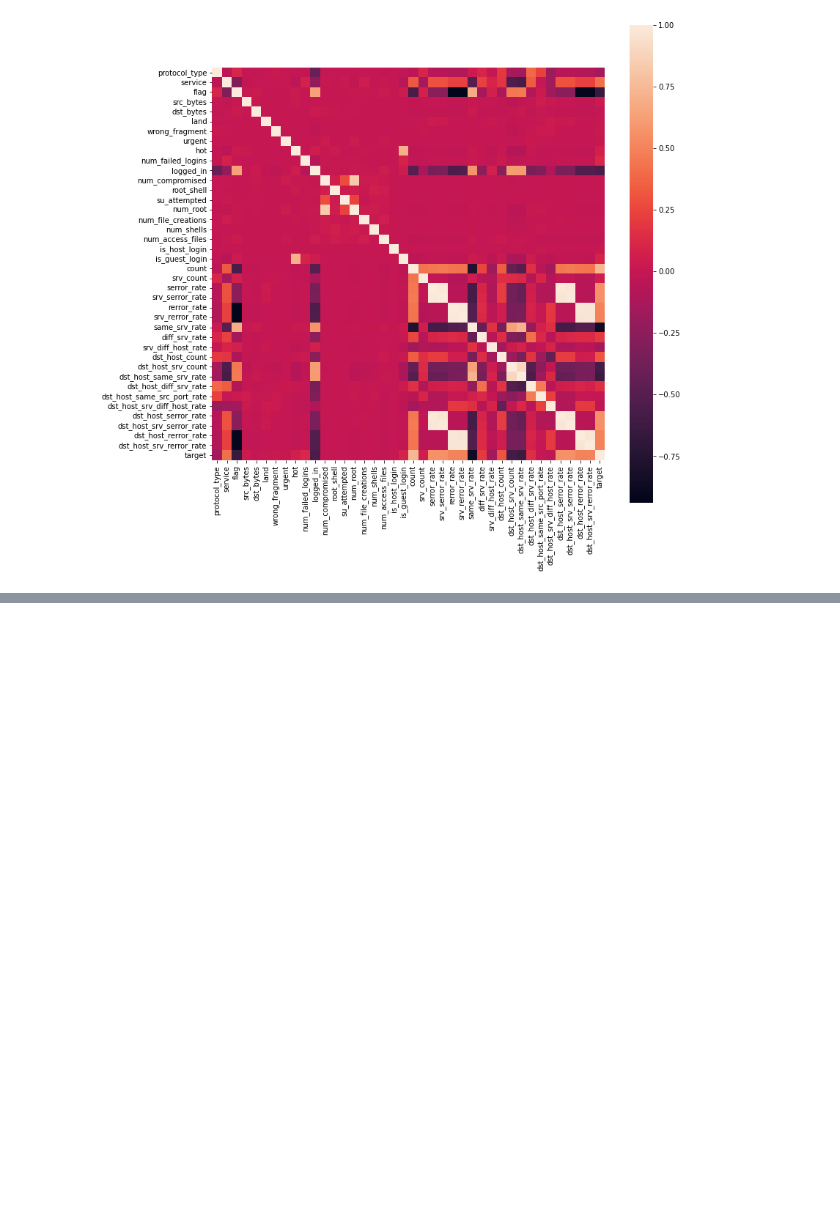
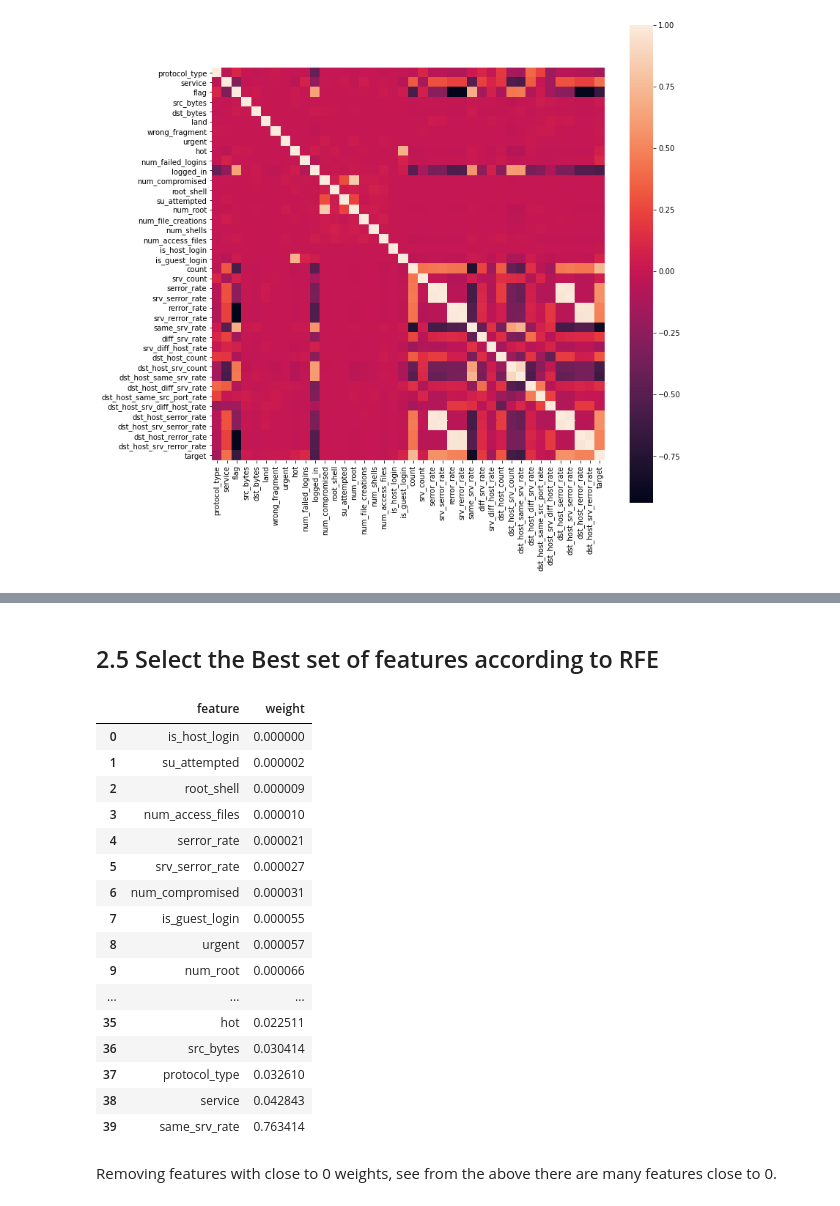
Before and after one commit to g7an/Security-Analytics-Final-Project, a Jupyter notebook: data_preprocess.ipynb, the cells around one changed output, grey strips where cells are left out. Saved outputs shown, nothing was run; the diff lists cells and outputs as text; code cells hidden in the pictures; blank space fills up the shorter version.

```diff
--- a/data_preprocess.ipynb
+++ b/data_preprocess.ipynb
@@ -437,0 +470,10 @@ sns.heatmap(corr, vmax=1, square=True)
+# %%
+from sklearn.feature_selection import SelectKBest, f_classif, chi2
+X, y = new_df.drop(['target'], axis=1), new_df['target']
+bestfeatures = SelectKBest(score_func=chi2, k=40)
+fit = bestfeatures.fit(X,y)
+dfscores = pd.DataFrame(fit.scores_)
+dfcolumns = pd.DataFrame(X.columns)
+featureScores = pd.concat([dfcolumns,dfscores],axis=1)
+featureScores.columns = ['Features','Score']
+print(featureScores.nlargest(40,'Score'))
@@ -437,0 +498,43 @@ sns.heatmap(corr, vmax=1, square=True)
+# %% [markdown]
+## 2.5 Select the Best set of features according to RFE
+# %%
+X_train, X_test, y_train, y_test = train_test_split(
+    X, y, test_size=0.3, random_state=0
+)
+
+## Standardize the data
+X_train_std = StandardScaler().fit_transform(X_train)
+X_test_std = StandardScaler().fit_transform(X_test)
+
+## Fix dimensionality issue
+y_train = y_train.values.reshape(-1, 1)
+y_test = y_test.values.reshape(-1, 1)
+
+forest = RandomForestRegressor()
+_ = forest.fit(X_train_std, y_train)
+forest.score(X_test_std, y_test)
+
+pd.DataFrame(
+    zip(X_train.columns, abs(forest.feature_importances_)),
+    columns=["feature", "weight"],
+).sort_values("weight").reset_index(drop=True)
+# %% [output]
+|  | feature | weight |
+| 0 | is_host_login | 0.000000 |
+| 1 | su_attempted | 0.000002 |
+| 2 | root_shell | 0.000009 |
+| 3 | num_access_files | 0.000010 |
+| 4 | serror_rate | 0.000021 |
+| 5 | srv_serror_rate | 0.000027 |
+| 6 | num_compromised | 0.000031 |
+| 7 | is_guest_login | 0.000055 |
+| 8 | urgent | 0.000057 |
+| 9 | num_root | 0.000066 |
+| ... | ... | ... |
+| 35 | hot | 0.022511 |
+| 36 | src_bytes | 0.030414 |
+| 37 | protocol_type | 0.032610 |
+| 38 | service | 0.042843 |
+| 39 | same_srv_rate | 0.763414 |
+# %% [markdown]
+Removing features with close to 0 weights, see from the above there are many features close to 0.
```
Also changed, not shown: parts of 12 cells of this notebook.
